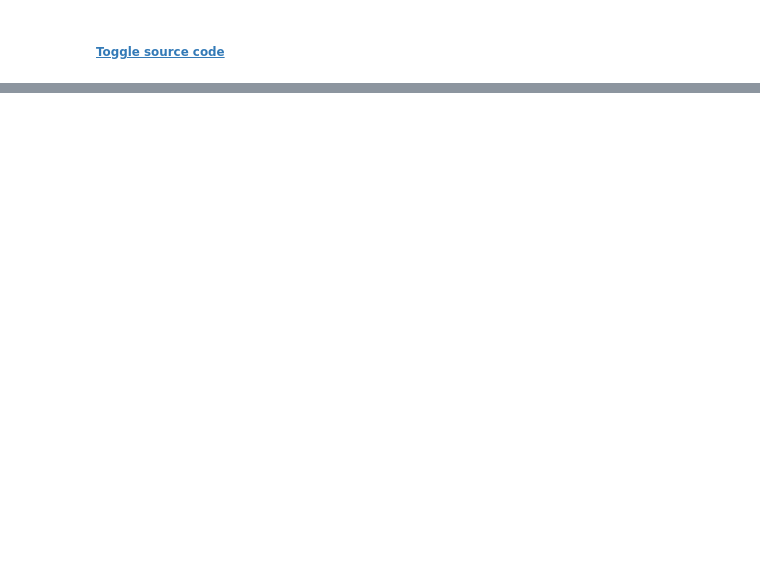
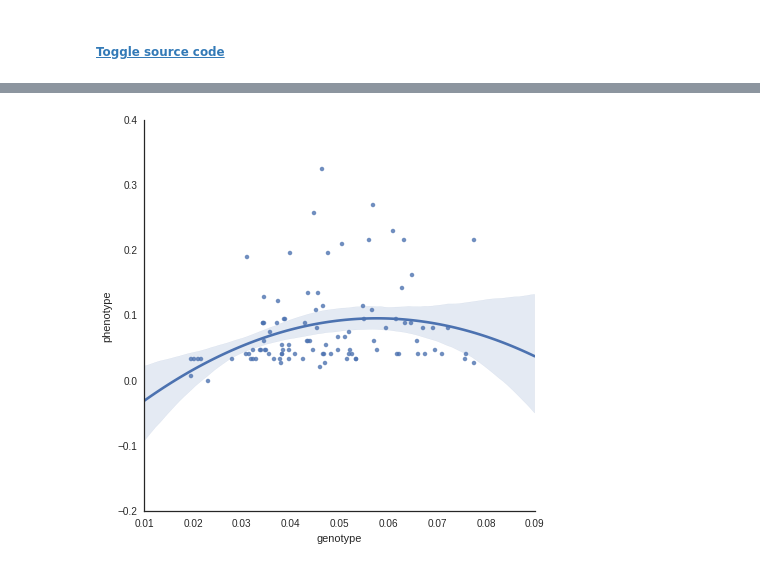
Before and after one commit to mgalardini/screenings, a Jupyter notebook: notebooks/phenotypes_genetics.ipynb, the cells around one changed output, grey strips where cells are left out. Saved outputs shown, nothing was run; the diff lists cells and outputs as text; code cells hidden in the pictures; blank space fills up the shorter version.

```diff
--- a/notebooks/phenotypes_genetics.ipynb
+++ b/notebooks/phenotypes_genetics.ipynb
@@ -29,0 +148,21 @@ snps = pd.read_table('../SNPs_matrix.tsv')
+# %%
+values = []
+for strain, x in snps_dist.items():
+    for strain1 in {k for k in phen_dist if strain.split('_')[0] == k}:
+        values.append((x, acc_dist[strain], phen_dist[strain1]))
+# %%
+clf = linear_model.LinearRegression()
+clf.fit(np.array([[x[0][0], x[1][0]] for x in values]),
+        np.array([x[2] for x in values]))
+pass
+# %%
+d = {'phenotype':[x[2][0] for x in values],
+     'genotype':[(x[0]*clf.coef_[0][0] + x[1]*clf.coef_[0][1])[0] for x in values]}
+d = pd.DataFrame(d)
+# %%
+plt.figure(figsize=(7, 7))
+sns.regplot('genotype', 'phenotype', d,
+           order=2)
+sns.despine()
+# %% [output]
+[figure, added]
```
Also changed, not shown: parts of 30 cells of this notebook.
